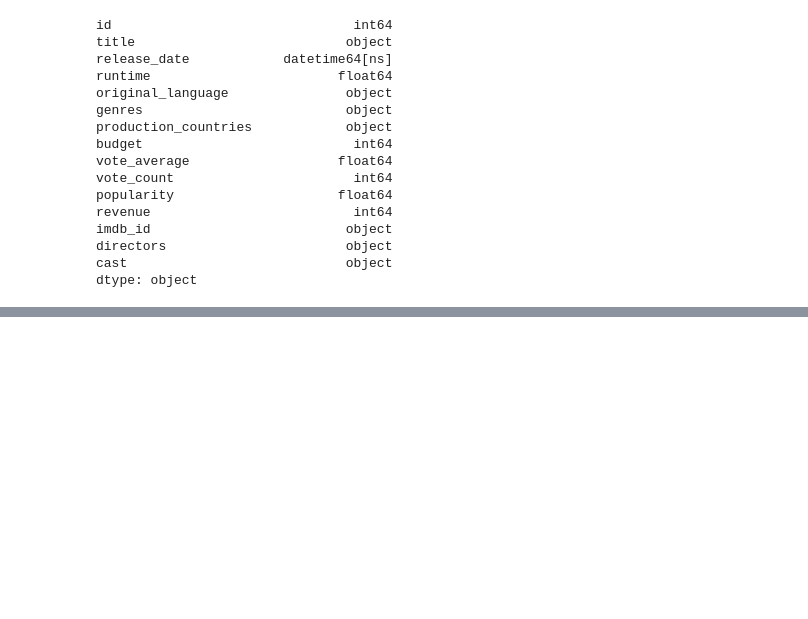
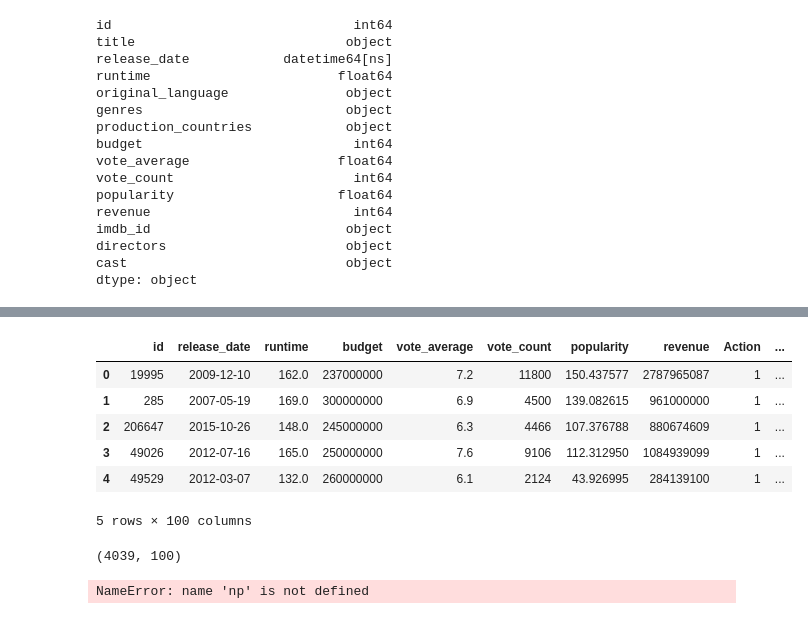
Before and after one commit to carlosmd14/datamad0119, a Jupyter notebook: final-project/project/main.ipynb, the cells around one changed output, grey strips where cells are left out. Drawn from its saved outputs; the diff is of its cells as text; code cells hidden in the pictures; blank space fills up the shorter version.

```diff
--- a/final-project/project/main.ipynb
+++ b/final-project/project/main.ipynb
@@ -875,0 +700,18 @@ cast
+# %%
+df8 = df6_2.copy()
+# %%
+df = df8.copy()
+# %%
+df.drop(['title','original_language', 'genres','production_countries','imdb_id','directors','cast'], axis=1, inplace=True)
+# %%
+df8 = df.copy()
+# %%
+df8.head()
+# %% [output]
+|  | id | release_date | runtime | budget | vote_average | vote_count | popularity | revenue | Action | ... |
+| 0 | 19995 | 2009-12-10 | 162.0 | 237000000 | 7.2 | 11800 | 150.437577 | 2787965087 | 1 | ... |
+| 1 | 285 | 2007-05-19 | 169.0 | 300000000 | 6.9 | 4500 | 139.082615 | 961000000 | 1 | ... |
+| 2 | 206647 | 2015-10-26 | 148.0 | 245000000 | 6.3 | 4466 | 107.376788 | 880674609 | 1 | ... |
+| 3 | 49026 | 2012-07-16 | 165.0 | 250000000 | 7.6 | 9106 | 112.312950 | 1084939099 | 1 | ... |
+| 4 | 49529 | 2012-03-07 | 132.0 | 260000000 | 6.1 | 2124 | 43.926995 | 284139100 | 1 | ... |
+5 rows × 100 columns
@@ -875,0 +720,10 @@ cast
+# %%
+df8a = np.array(df8)
+df8a.shape
+# %% [output]
+(4039, 100)
+# %%
+df9a = np.array(df9)
+df9a.shape
+# %% [output]
+NameError: name 'np' is not defined
```
Also changed, not shown: parts of 38 cells of this notebook.
